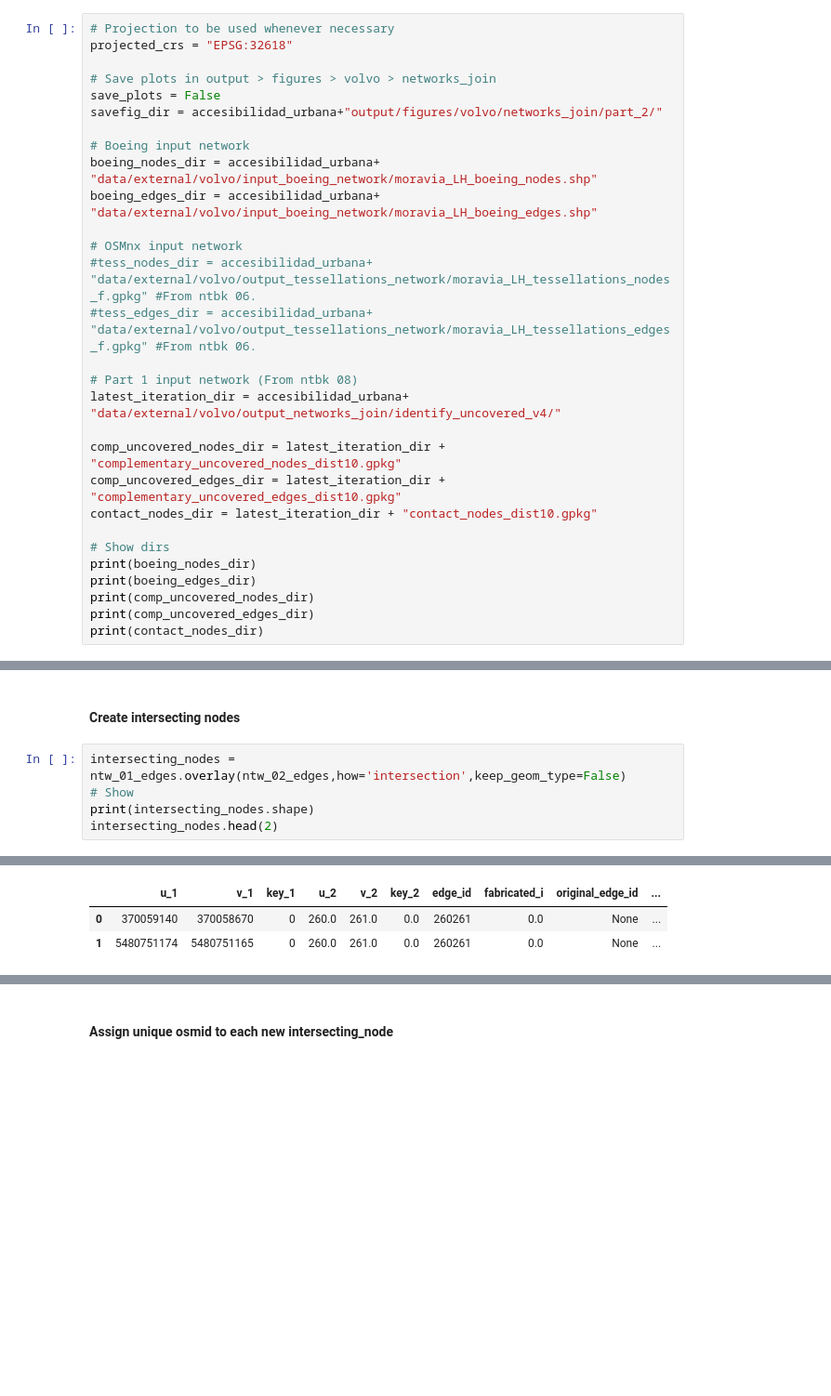
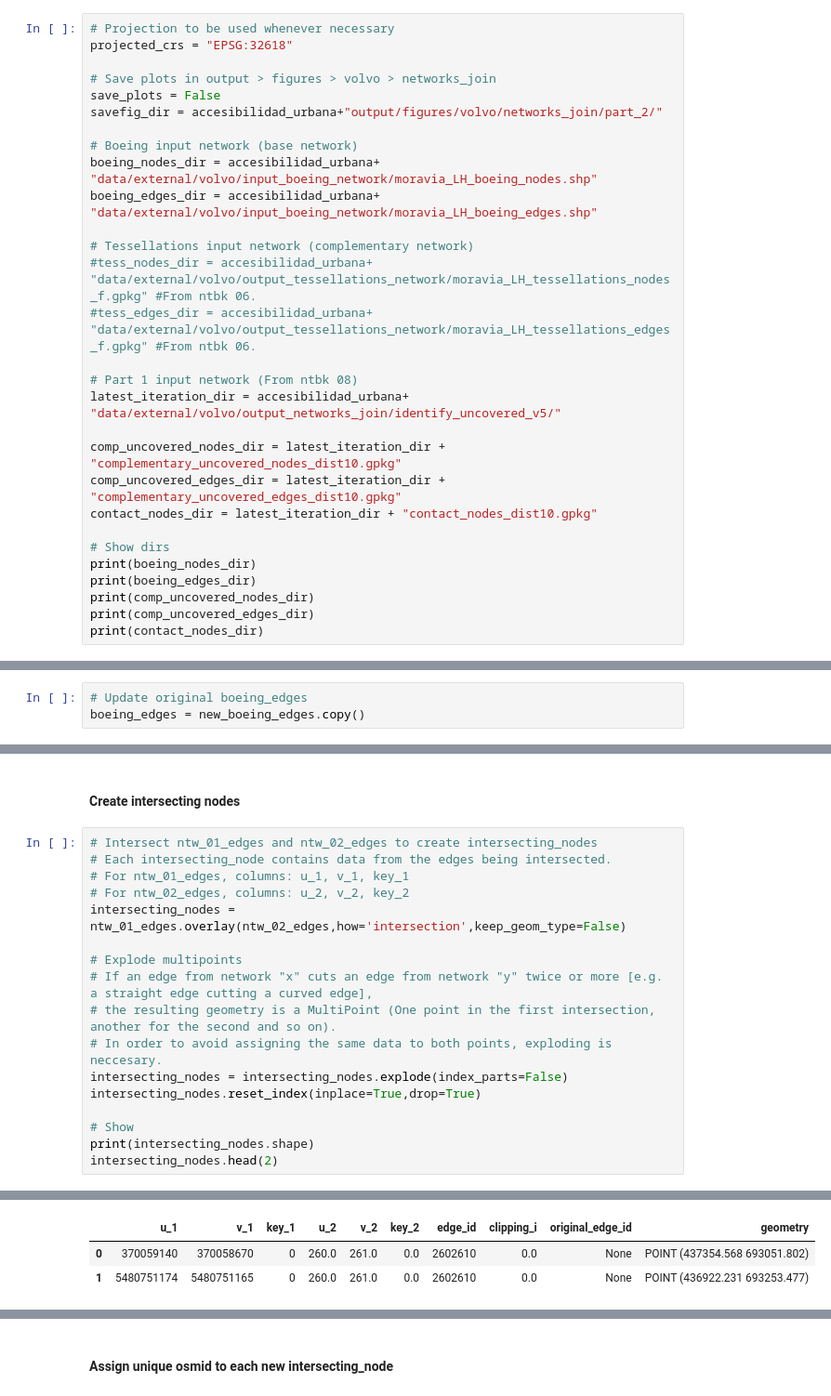
Before and after one commit to Observatorio-Ciudades/accesibilidad-urbana, a Jupyter notebook: notebooks/projects/volvo/09_tessellations_boeing_ntw_join_pt2.ipynb, the cells around one changed output, grey strips where cells are left out. Shown at 93% size. Saved outputs shown, nothing was run; the diff lists cells and outputs as text; blank space fills up the shorter version.

Commit message:
ntwjoin_wip10_ntws_intersection

```diff
--- a/notebooks/projects/volvo/09_tessellations_boeing_ntw_join_pt2.ipynb
+++ b/notebooks/projects/volvo/09_tessellations_boeing_ntw_join_pt2.ipynb
@@ -48,16 +50,16 @@ projected_crs = "EPSG:32618"
 save_plots = False
 savefig_dir = accesibilidad_urbana+"output/figures/volvo/networks_join/part_2/"
 
-# Boeing input network
+# Boeing input network (base network)
 boeing_nodes_dir = accesibilidad_urbana+ "data/external/volvo/input_boeing_network/moravia_LH_boeing_nodes.shp"
 boeing_edges_dir = accesibilidad_urbana+ "data/external/volvo/input_boeing_network/moravia_LH_boeing_edges.shp"
 
-# OSMnx input network
+# Tessellations input network (complementary network)
 #tess_nodes_dir = accesibilidad_urbana+ "data/external/volvo/output_tessellations_network/moravia_LH_tessellations_nodes_f.gpkg" #From ntbk 06.
 #tess_edges_dir = accesibilidad_urbana+ "data/external/volvo/output_tessellations_network/moravia_LH_tessellations_edges_f.gpkg" #From ntbk 06.
 
 # Part 1 input network (From ntbk 08)
-latest_iteration_dir = accesibilidad_urbana+ "data/external/volvo/output_networks_join/identify_uncovered_v4/"
+latest_iteration_dir = accesibilidad_urbana+ "data/external/volvo/output_networks_join/identify_uncovered_v5/"
 
 comp_uncovered_nodes_dir = latest_iteration_dir + "complementary_uncovered_nodes_dist10.gpkg"
 comp_uncovered_edges_dir = latest_iteration_dir + "complementary_uncovered_edges_dist10.gpkg"
@@ -212,3 +270,6 @@ EPSG:32618
+# %%
+# Update original boeing_edges
+boeing_edges = new_boeing_edges.copy()
 # %% [markdown]
 ### __Input data__ - Visualize
 # %%
@@ -266,7 +449,19 @@ ntw_02_edges.head(1)
 # %% [markdown]
 #### Create intersecting nodes
 # %%
+# Intersect ntw_01_edges and ntw_02_edges to create intersecting_nodes
+# Each intersecting_node contains data from the edges being intersected.
+# For ntw_01_edges, columns: u_1, v_1, key_1
+# For ntw_02_edges, columns: u_2, v_2, key_2
 intersecting_nodes = ntw_01_edges.overlay(ntw_02_edges,how='intersection',keep_geom_type=False)
+
+# Explode multipoints
+# If an edge from network "x" cuts an edge from network "y" twice or more [e.g. a straight edge cutting a curved edge],
+# the resulting geometry is a MultiPoint (One point in the first intersection, another for the second and so on).
+# In order to avoid assigning the same data to both points, exploding is neccesary.
+intersecting_nodes = intersecting_nodes.explode(index_parts=False)
+intersecting_nodes.reset_index(inplace=True,drop=True)
+
 # Show
 print(intersecting_nodes.shape)
 intersecting_nodes.head(2)
@@ -275,4 +470,4 @@ intersecting_nodes.head(2)
-|  | u_1 | v_1 | key_1 | u_2 | v_2 | key_2 | edge_id | fabricated_i | original_edge_id | ... |
-| 0 | 370059140 | 370058670 | 0 | 260.0 | 261.0 | 0.0 | 260261 | 0.0 | None | ... |
-| 1 | 5480751174 | 5480751165 | 0 | 260.0 | 261.0 | 0.0 | 260261 | 0.0 | None | ... |
+|  | u_1 | v_1 | key_1 | u_2 | v_2 | key_2 | edge_id | clipping_i | original_edge_id | geometry |
+| 0 | 370059140 | 370058670 | 0 | 260.0 | 261.0 | 0.0 | 2602610 | 0.0 | None | POINT (437354.568 693051.802) |
+| 1 | 5480751174 | 5480751165 | 0 | 260.0 | 261.0 | 0.0 | 2602610 | 0.0 | None | POINT (436922.231 693253.477) |
 # %%
```
Also changed, not shown: parts of 29 cells of this notebook.
